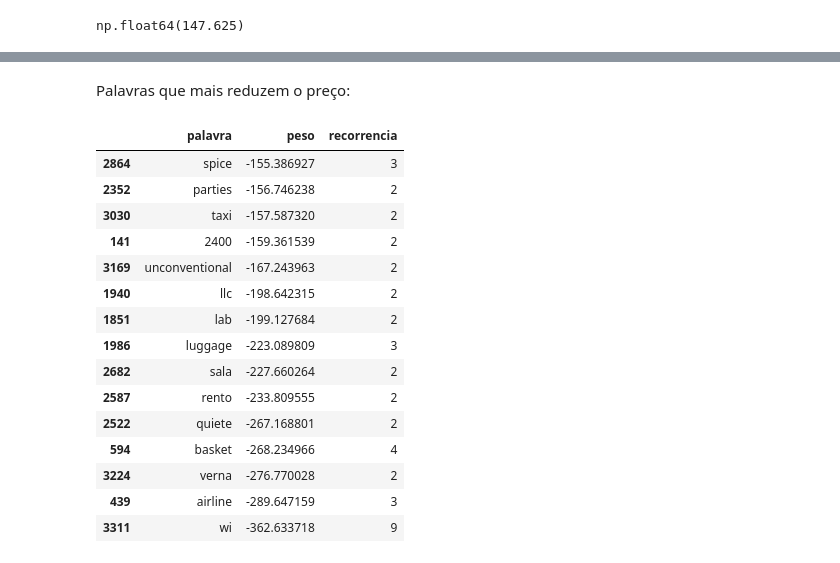
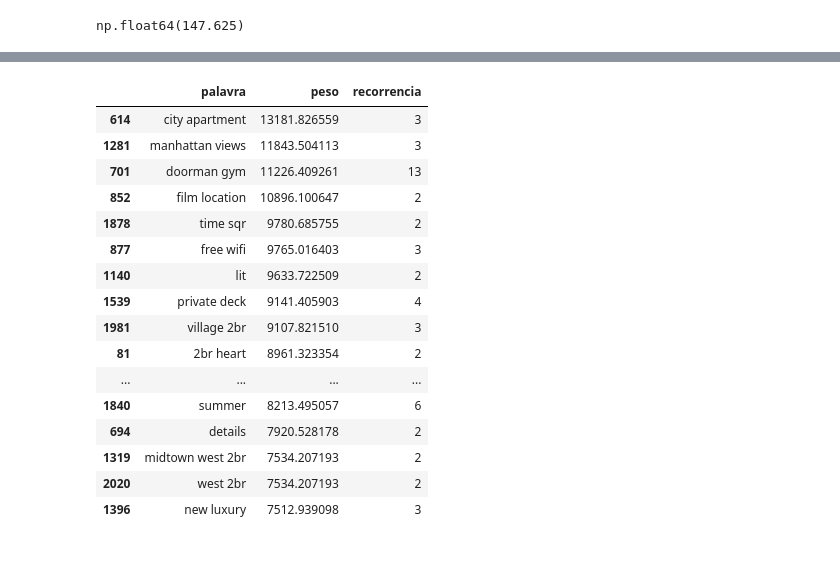
Before and after one commit to raphael-fleury/desafio-cd-lighthouse, a Jupyter notebook: analise.ipynb, the cells around one changed output, grey strips where cells are left out. Drawn from its saved outputs; the diff is of its cells as text; code cells hidden in the pictures.

```diff
--- a/analise.ipynb
+++ b/analise.ipynb
@@ -561,21 +556,20 @@ peso_palavras.head(15)
-# %% [markdown]
-Palavras que mais reduzem o preço:
-# %%
-peso_palavras.tail(15)
-# %% [output]
-|  | palavra | peso | recorrencia |
-| 2864 | spice | -155.386927 | 3 |
-| 2352 | parties | -156.746238 | 2 |
-| 3030 | taxi | -157.587320 | 2 |
-| 141 | 2400 | -159.361539 | 2 |
-| 3169 | unconventional | -167.243963 | 2 |
-| 1940 | llc | -198.642315 | 2 |
-| 1851 | lab | -199.127684 | 2 |
-| 1986 | luggage | -223.089809 | 3 |
-| 2682 | sala | -227.660264 | 2 |
-| 2587 | rento | -233.809555 | 2 |
-| 2522 | quiete | -267.168801 | 2 |
-| 594 | basket | -268.234966 | 4 |
-| 3224 | verna | -276.770028 | 2 |
-| 439 | airline | -289.647159 | 3 |
-| 3311 | wi | -362.633718 | 9 |
+# %%
+peso_ngramas.sort_values(by='peso', ascending=False).head(10)
+# %% [output]
+|  | palavra | peso | recorrencia |
+| 614 | city apartment | 13181.826559 | 3 |
+| 1281 | manhattan views | 11843.504113 | 3 |
+| 701 | doorman gym | 11226.409261 | 13 |
+| 852 | film location | 10896.100647 | 2 |
+| 1878 | time sqr | 9780.685755 | 2 |
+| 877 | free wifi | 9765.016403 | 3 |
+| 1140 | lit | 9633.722509 | 2 |
+| 1539 | private deck | 9141.405903 | 4 |
+| 1981 | village 2br | 9107.821510 | 3 |
+| 81 | 2br heart | 8961.323354 | 2 |
+| ... | ... | ... | ... |
+| 1840 | summer | 8213.495057 | 6 |
+| 694 | details | 7920.528178 | 2 |
+| 1319 | midtown west 2br | 7534.207193 | 2 |
+| 2020 | west 2br | 7534.207193 | 2 |
+| 1396 | new luxury | 7512.939098 | 3 |
```
Also changed, not shown: parts of 8 cells of this notebook.
